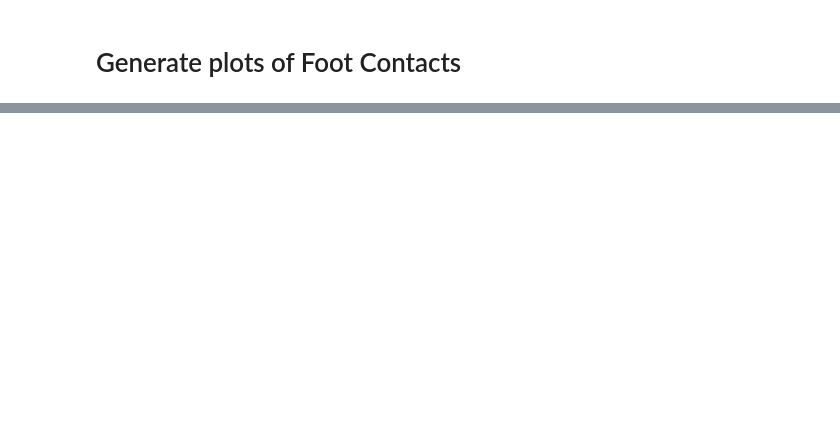
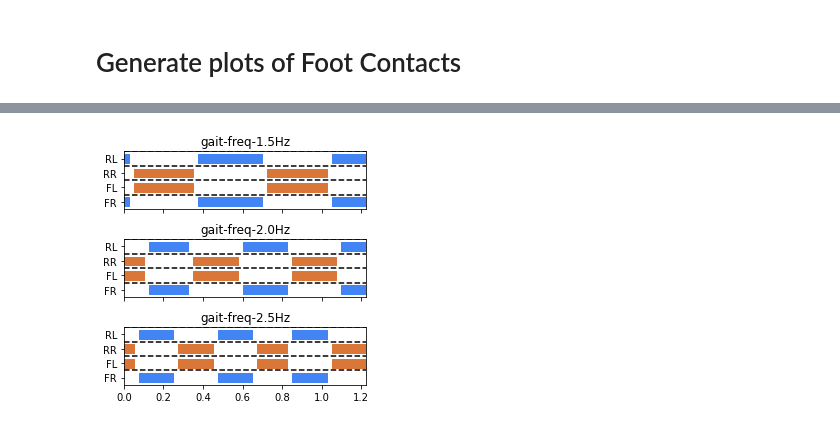
Before and after one commit to mcx-lab/rl-baselines3-zoo, a Jupyter notebook: notebooks/test_phase_cpg.ipynb, the cells around one changed output, grey strips where cells are left out. Drawn from its saved outputs; the diff is of its cells as text; code cells hidden in the pictures; blank space fills up the shorter version.

Commit message:
Add section for stacked plot of cpg phase

```diff
--- a/notebooks/test_phase_cpg.ipynb
+++ b/notebooks/test_phase_cpg.ipynb
@@ -215,0 +216,34 @@ fig.show()
+# %%
+# Generate stacked version of reference plots
+
+import matplotlib.pyplot as plt
+
+google_blue = (66 / 256, 133 / 256, 244 / 256, 1)
+google_orange = (219 / 256, 118 / 256, 55 / 256, 1)
+
+foot_names = ['FR', 'FL', 'RR', 'RL']
+foot_colors = [google_blue, google_orange, google_orange, google_blue]
+
+def plot_foot_contacts(ax, time, foot_contacts, title):
+
+    ax.set_yticks([0,1,2,3])
+    ax.set_yticklabels(foot_names)
+    for i in range(4):
+        # Select timesteps where foot is on ground
+        ground_idx = foot_contacts[:,i] == 1
+        ax.set_title(title)
+        ax.axhline(y=i+0.5, color='black', linestyle='--')
+        ax.fill_between(time, i-0.3, i+0.3, where=ground_idx, color = foot_colors[i])
+
+
+fig, ax = plt.subplots(3, 1, figsize=(4, 4), sharey=True, sharex=True)
+# ax[0,0].set_yticks(foot_names)
+ax[0].set_ylim(-0.5, 3.5)
+ax[0].set_xlim(0, time[-1])
+for i, (name, fc) in enumerate(vary_freq_foot_contacts):
+    plot_foot_contacts(ax[i], time, fc, title = name)
+
+fig.tight_layout()
+fig.savefig("ref_foot_contacts_vertical.pdf", format="pdf", bbox_inches="tight")
+# %% [output]
+[figure, added]
```
Also changed, not shown: parts of 2 cells of this notebook.
